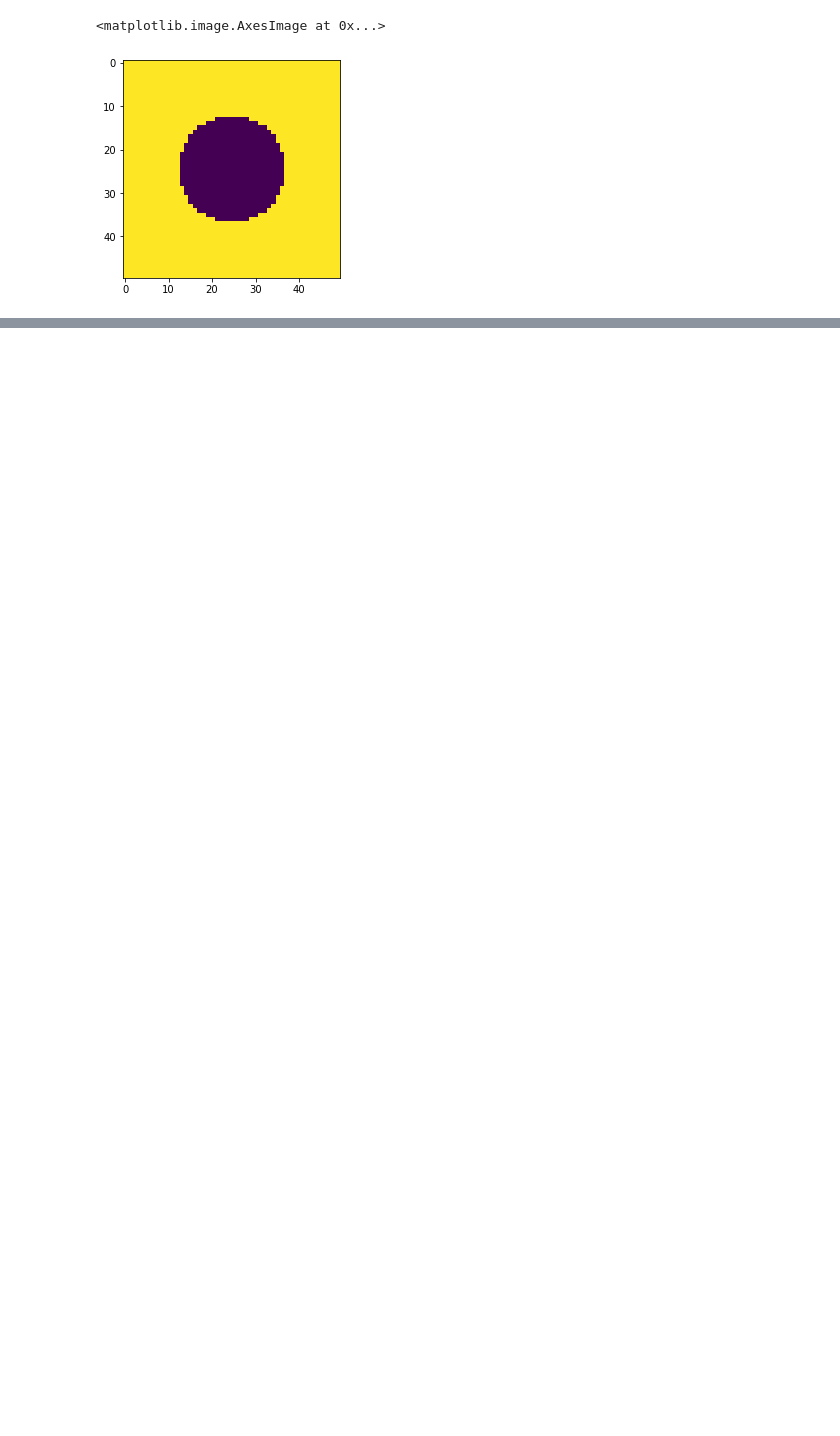
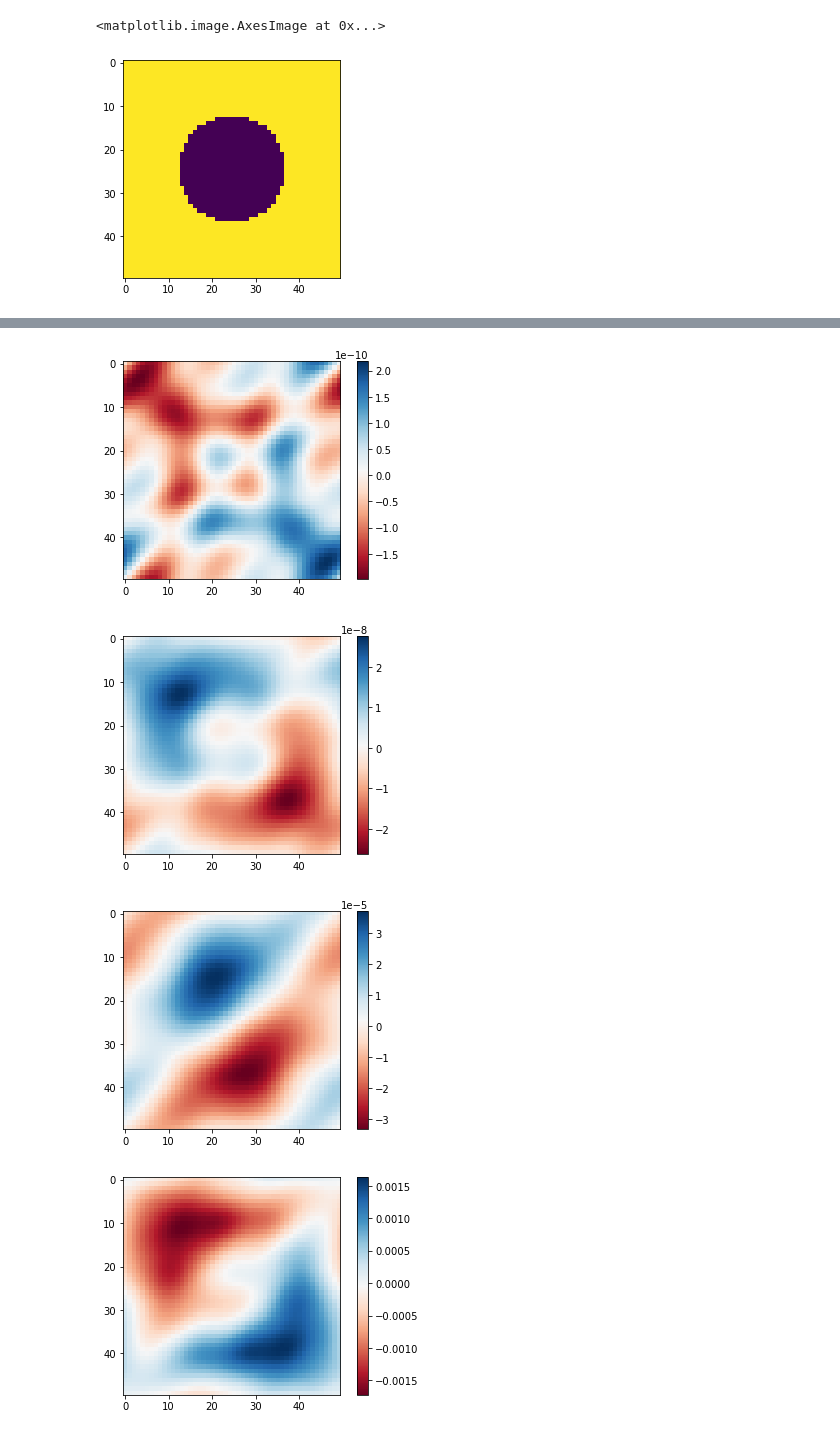
Before and after one commit to zhaonat/py-maxwell-fd3d, a Jupyter notebook: notebooks/photonic crystal slab (LARGE).ipynb, the cells around one changed output, grey strips where cells are left out. Saved outputs shown, nothing was run; the diff lists cells and outputs as text; code cells hidden in the pictures; blank space fills up the shorter version.

```diff
--- a/notebooks/photonic crystal slab (LARGE).ipynb
+++ b/notebooks/photonic crystal slab (LARGE).ipynb
@@ -37,0 +131,11 @@ eps_r = np.ones((Nx,Ny,Nz))
+# %%
+for i in range(0,N[0],2):
+    plt.figure()
+    plt.imshow(np.real(Ez[:,:,i]), cmap = 'RdBu')
+    #plt.clim(0,0.5e-2)
+    plt.colorbar()
+# %% [output]
+[figure, added]
+[figure, added]
+[figure, added]
+[figure, added]
```
Also changed, not shown: parts of 17 cells of this notebook, 5 other files.
